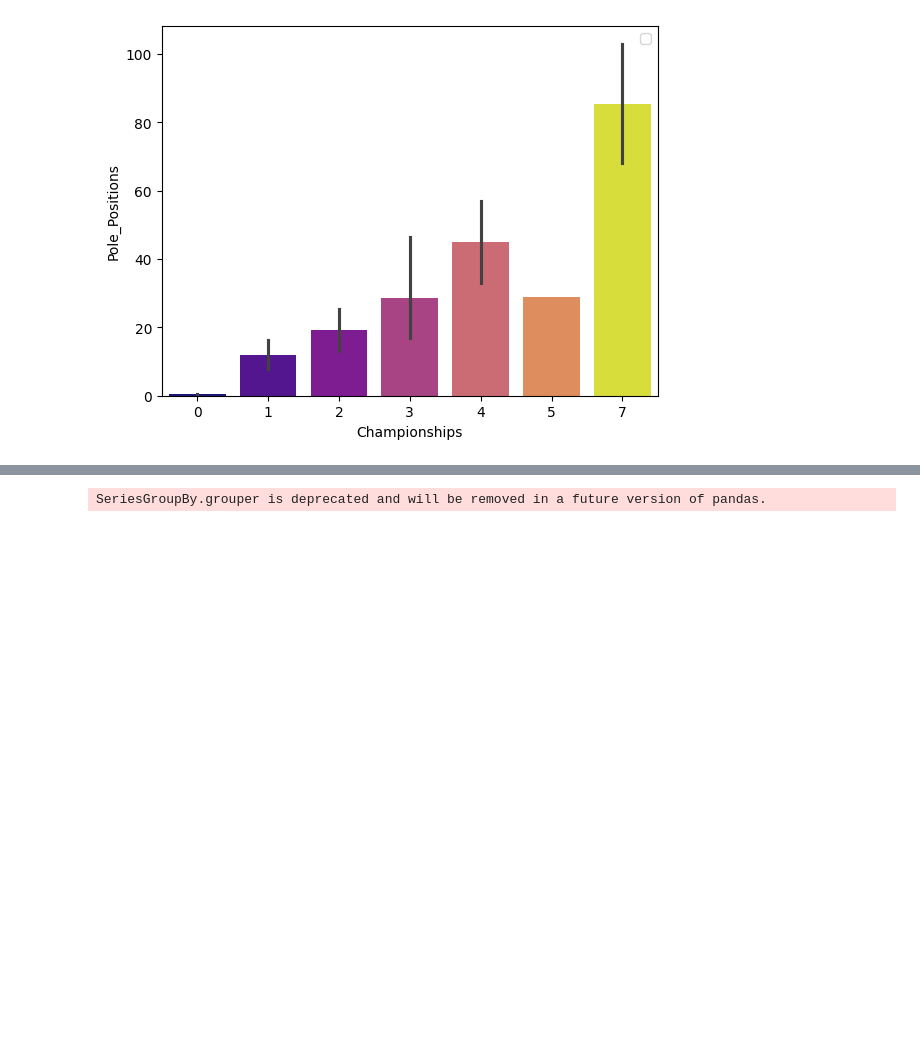
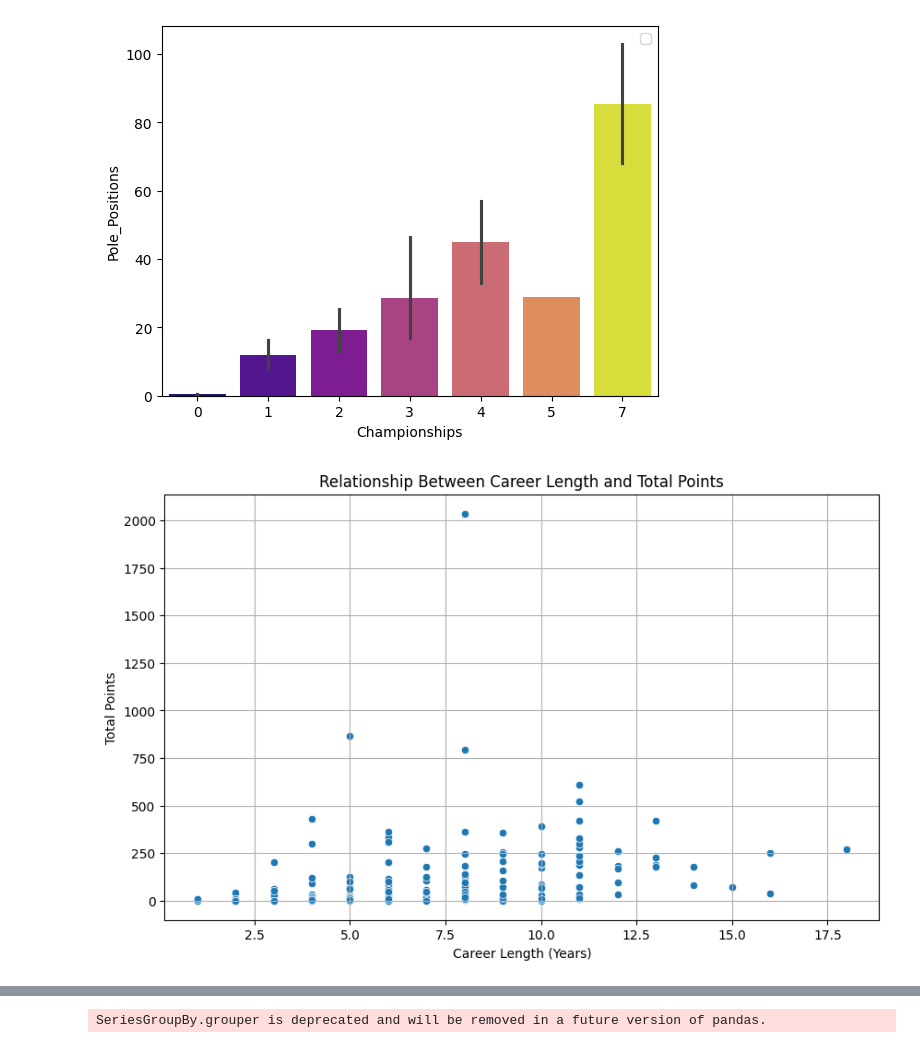
Before and after one commit to advikasinha/DAI-101-assignment, a Jupyter notebook: DAI_101_EDA.ipynb, the cells around one changed output, grey strips where cells are left out. Drawn from its saved outputs; the diff is of its cells as text; code cells hidden in the pictures; blank space fills up the shorter version.

```diff
--- a/DAI_101_EDA.ipynb
+++ b/DAI_101_EDA.ipynb
@@ -445,3 +467,13 @@ When grouping with a length-1 list-like, you will need to pass a length-1 tuple
 
 When grouping with a length-1 list-like, you will need to pass a length-1 tuple to get_group in a future version of pandas. Pass `(name,)` instead of `name` to silence this warning.
 [figure]
+# %%
+plt.figure(figsize=(10, 6))
+sns.scatterplot(x='Years_Active', y='Points', data=df)
+plt.title('Relationship Between Career Length and Total Points')
+plt.xlabel('Career Length (Years)')
+plt.ylabel('Total Points')
+plt.grid(True)
+plt.show()
+# %% [output]
+[figure, added]
```
Also changed, not shown: parts of 3 cells of this notebook.
